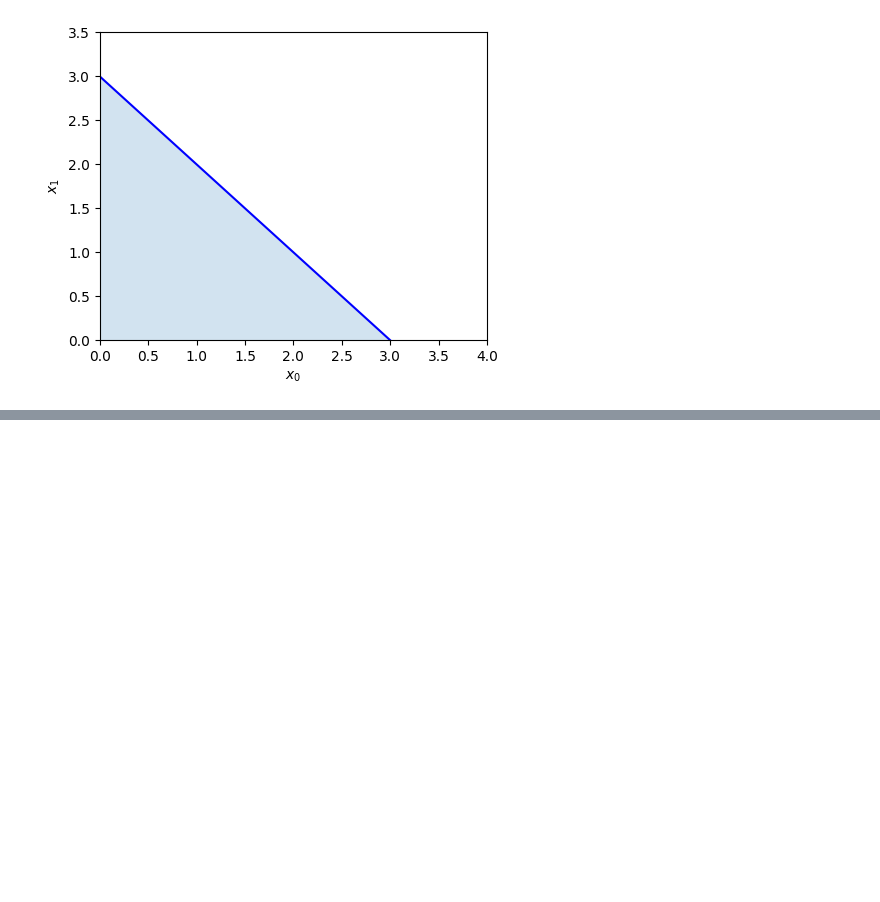
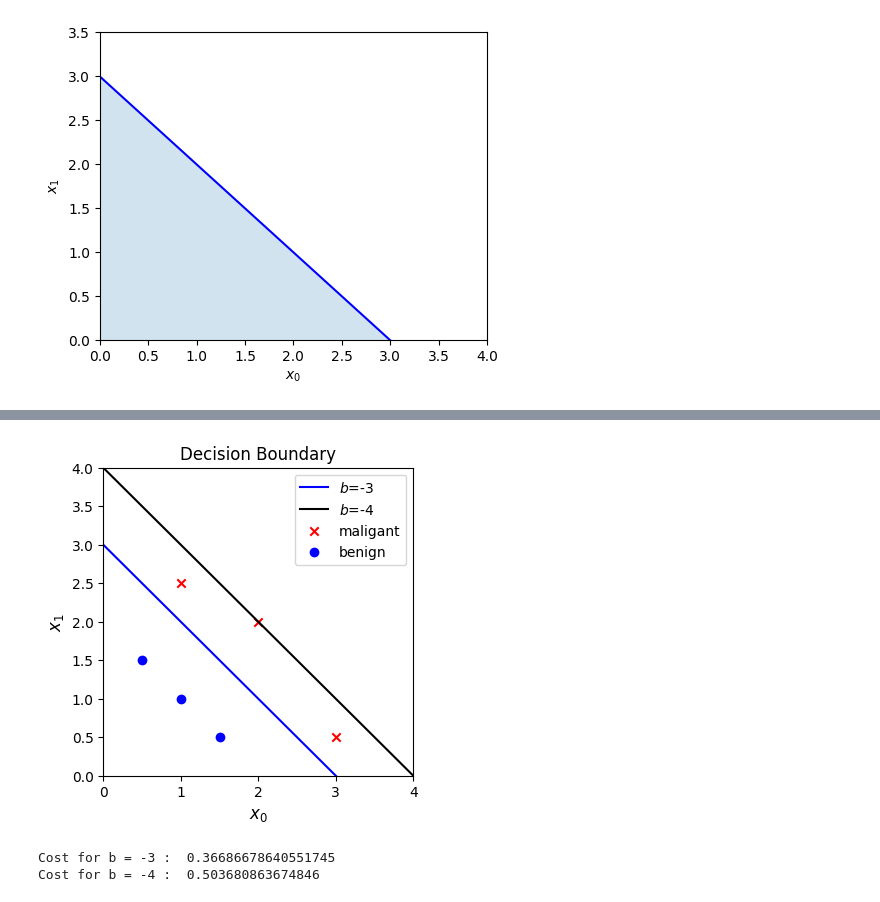
Before and after one commit to ManishJyani/SupervisedMLAndrewNg, a Jupyter notebook: Week03.ipynb, the cells around one changed output, grey strips where cells are left out. Saved outputs shown, nothing was run; the diff lists cells and outputs as text; code cells hidden in the pictures; blank space fills up the shorter version.

```diff
--- a/Week03.ipynb
+++ b/Week03.ipynb
@@ -109,0 +216,42 @@ plt.show()
+# %%
+# now just taking a random set and plotting decesion boundary
+import matplotlib.pyplot as plt
+
+# Choose values between 0 and 6
+x0 = np.arange(0,6)
+
+# Plot the two decision boundaries
+x1 = 3 - x0
+x1_other = 4 - x0
+
+fig,ax = plt.subplots(1, 1, figsize=(4,4))
+# Plot the decision boundary
+ax.plot(x0,x1, c='b', label="$b$=-3")
+ax.plot(x0,x1_other, c='k', label="$b$=-4")
+ax.axis([0, 4, 0, 4])
+
+# Plot the original data
+pos= y_train==1
+neg=y_train==0
+ax.scatter(X_train[:,0][pos],X_train[:,1][pos],c='r',marker='x',label='maligant')
+ax.scatter(X_train[:,0][neg],X_train[:,1][neg],c='b',marker='o',label='benign')
+ax.axis([0, 4, 0, 4])
+ax.set_ylabel('$x_1$', fontsize=12)
+ax.set_xlabel('$x_0$', fontsize=12)
+plt.legend(loc="upper right")
+plt.title("Decision Boundary")
+plt.show()
+# %% [output]
+[figure, added]
+# %%
+# so b= -3 is giving better result ,we can caculate cost function for it
+w_array1 = np.array([1,1])
+b_1 = -3
+w_array2 = np.array([1,1])
+b_2 = -4
+
+print("Cost for b = -3 : ", compute_cost_logistic(X_train, y_train, w_array1, b_1))
+print("Cost for b = -4 : ", compute_cost_logistic(X_train, y_train, w_array2, b_2))
+# %% [output]
+Cost for b = -3 :  0.36686678640551745
+Cost for b = -4 :  0.503680863674846
```
Also changed, not shown: parts of 15 cells of this notebook, 1 other file.
